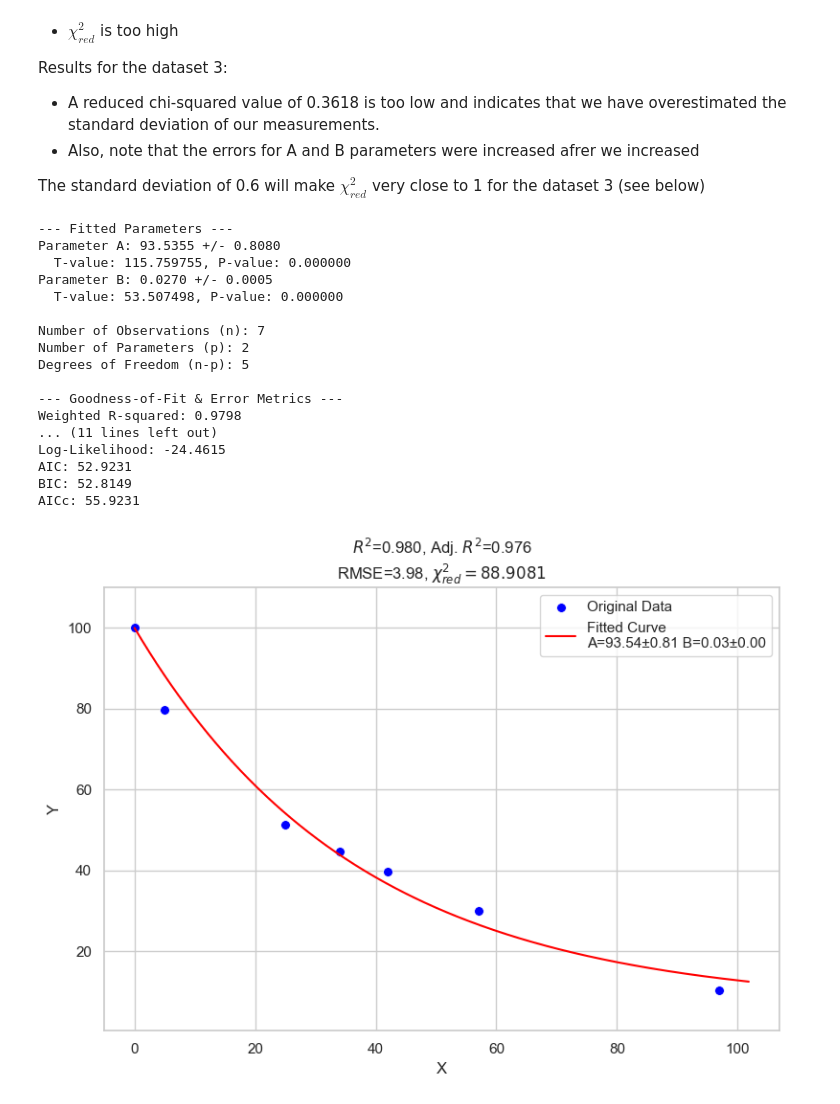
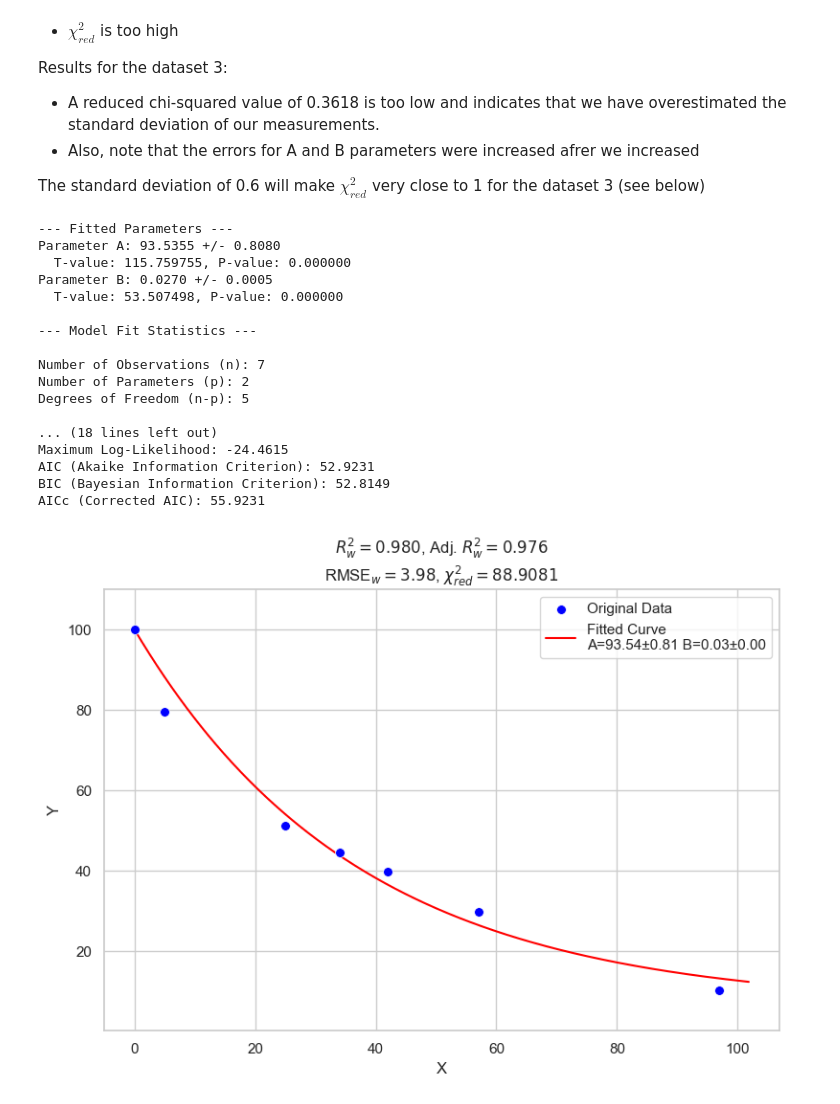
Before and after one commit to Yakovliev/quantopia, a Jupyter notebook: _sources/math/01_basics/weighted-least-squares-code-3.ipynb, the cells around one changed output. Cells and saved outputs as stored; diff of their text form; code cells hidden in the pictures.

```diff
--- a/_sources/math/01_basics/weighted-least-squares-code-3.ipynb
+++ b/_sources/math/01_basics/weighted-least-squares-code-3.ipynb
@@ -58,7 +58,7 @@ results['weights'] = weights
 # popt: Optimal values for the parameters so that the sum of the squared residuals is minimized.
 # pcov: The estimated covariance of popt.
 # Use sigma for weighted least squares
-popt, pcov, infodict, _, _ = curve_fit(custom_function, x, y_obs, p0=initial_guess, sigma=sigma, absolute_sigma=True, full_output=True)
+popt, pcov, infodict, _, _ = curve_fit(model_function, x, y_obs, p0=initial_guess, sigma=sigma, absolute_sigma=True, full_output=True)
 
 fit_a, fit_b = popt
 
@@ -71,7 +71,7 @@ p = len(popt) # Number of parameters
 degrees_of_freedom = n - p # Degrees of Freedom
 
 # Generate predicted y values using the fitted function
-y_pred = custom_function(x, fit_a, fit_b)
+y_pred = model_function(x, fit_a, fit_b)
 
 residuals_calc = y_obs - y_pred
 
@@ -307,7 +307,7 @@ sns.set_theme(style="whitegrid") # Sets a grid style similar to plt.grid(True)
 sns.scatterplot(x=results["x_data"], y=results["y_data"], label="Original Data", color='blue', s=50)
 
 x_plot = np.linspace(min(results["x_data"]), max(results["x_data"]), 500)
-y_plot = custom_function(x_plot, results["fit_a"], results["fit_b"])
+y_plot = model_function(x_plot, results["fit_a"], results["fit_b"])
 sns.lineplot(x=x_plot, y=y_plot, color='red', label=f"Fitted Curve\nA={results['fit_a']:.2f}±{results['std_err_a']:.2f}\nB={results['fit_b']:.4f}±{results['std_err_b']:.4f}")
 
 plt.title(f"$R^2$={results['r_squared_weighted']:.3f}, Adj. $R^2$={results['r_squared_adj_weighted']:.3f}\nRMSE={results['rmse_weighted']:.2f}, $\\chi^2_{{red}}={results['reduced_chi_squared']:.4f}$")
@@ -361,7 +361,7 @@ from scipy.optimize import curve_fit
 import seaborn as sns
 import scipy.stats as stats
 # %%
-def custom_function(x, A, B):
+def model_function(x, A, B):
     """
     The custom function to approximate the data.
     f(x; A, B) = A * (np.exp(-B * x) - 1) + 100
@@ -538,10 +544,11 @@ def print_metrics(results):
 # %%
-def draw_curve_fit(results):
+def draw_curve_fit(results, model_function):
     """
     Visualizes the original data and the fitted curve.
 
     Args:
         results (dict): The dictionary containing curve fit results.
+        model_function (callable): The model function used for fitting.
     """
     plt.figure(figsize=(8, 6))
     sns.set_theme(style="whitegrid")
@@ -551,11 +558,11 @@ def draw_curve_fit(results):
     popt = results['fit_params']
     perr = results['std_errs']
 
-    sns.scatterplot(x=x_data, y=y_data, label="Original Data", color='blue', s=50)
+    sns.scatterplot(x=x_data, y=y_data, label="Original Data", color='blue', s=50, zorder=5)
 
     # Generate points for the fitted curve
     x_plot = np.linspace(min(x_data), max(x_data) * 1.05, 500)
-    y_plot = custom_function(x_plot, *popt)
+    y_plot = model_function(x_plot, *popt)
 
     label_text = f"Fitted Curve\n"
     for i, (param, err) in enumerate(zip(popt, perr)):
@@ -563,7 +570,15 @@ def draw_curve_fit(results):
 
     sns.lineplot(x=x_plot, y=y_plot, color='red', label=label_text.strip())
 
-    plt.title(f"$R^2$={results['r_squared_weighted']:.3f}, Adj. $R^2$={results['r_squared_adj_weighted']:.3f}\nRMSE={results['rmse_weighted']:.2f}, $\\chi^2_{{red}}={results['reduced_chi_squared']:.4f}$")
+        # Create a dynamic title with key metrics
+    title = (
+        f"$R^2_{{w}}={results['r_squared_weighted']:.3f}$, "
+        f"Adj. $R^2_{{w}}={results['r_squared_adj_weighted']:.3f}$\n"
+        f"RMSE$_{{w}}={results['rmse_weighted']:.2f}$, "
+        f"$\\chi^2_{{red}}={results['reduced_chi_squared']:.4f}$"
+    )
+
+    plt.title(title)
     plt.xlabel("X")
     plt.ylabel("Y")
     plt.legend()
@@ -575,34 +590,34 @@ def draw_curve_fit(results):
 # %%
 # Define the data and parameters for analysis
 x = np.array([0, 5, 25, 34, 42, 57, 97])
 y_obs = np.array([100, 79.7, 51.3, 44.6, 39.8, 29.9, 10.3])
 sigma = np.full_like(y_obs, 0.5, dtype=float)
 initial_guess = [50, 0.01]
 
 # Analyze the curve fit and get results
-fit_results = analyze_curve_fit(x, y_obs, sigma, custom_function, initial_guess)
+fit_results = analyze_curve_fit(x, y_obs, sigma, model_function, initial_guess)
 
 # Print the metrics
 print_metrics(fit_results)
 
 # Draw the curve fit plot
-draw_curve_fit(fit_results)
+draw_curve_fit(fit_results, model_function)
 # %% [output]
 --- Fitted Parameters ---
 Parameter A: 93.5355 +/- 0.8080
   T-value: 115.759755, P-value: 0.000000
 Parameter B: 0.0270 +/- 0.0005
   T-value: 53.507498, P-value: 0.000000
 
+--- Model Fit Statistics ---
+
 Number of Observations (n): 7
 Number of Parameters (p): 2
 Degrees of Freedom (n-p): 5
 
---- Goodness-of-Fit & Error Metrics ---
-Weighted R-squared: 0.9798
-... (11 lines left out)
-Log-Likelihood: -24.4615
-AIC: 52.9231
-BIC: 52.8149
-AICc: 55.9231
+... (18 lines left out)
+Maximum Log-Likelihood: -24.4615
+AIC (Akaike Information Criterion): 52.9231
+BIC (Bayesian Information Criterion): 52.8149
+AICc (Corrected AIC): 55.9231
-[figure, old version]
+[figure, new version]
```
Also changed, not shown: parts of 2 cells of this notebook, 4 other files.
